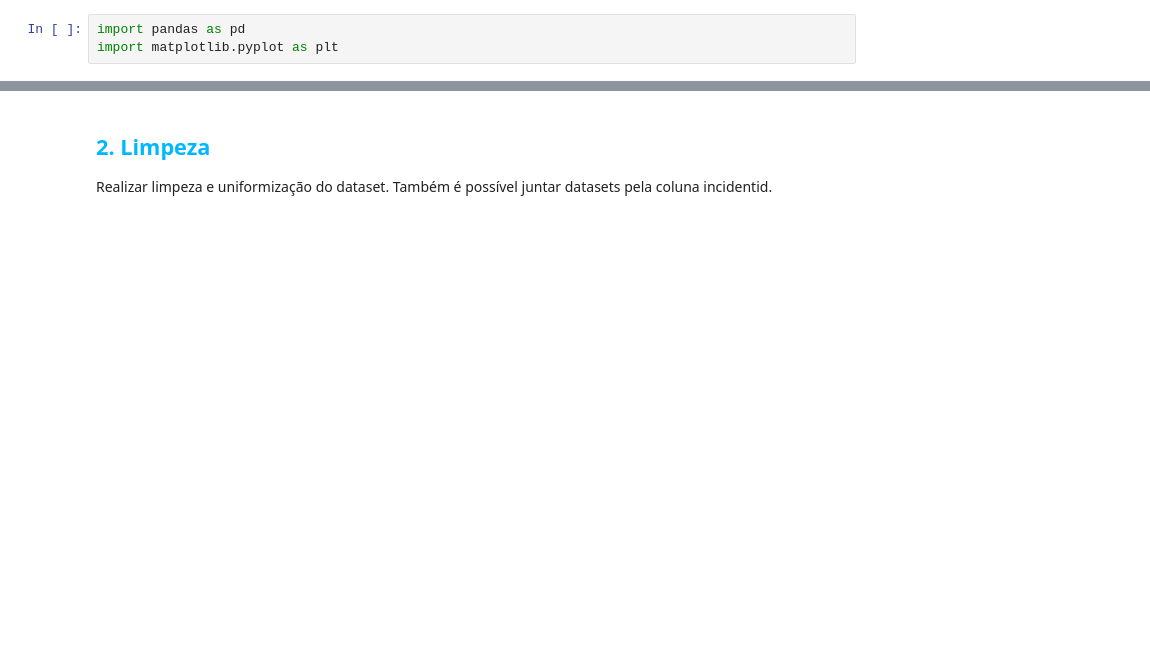
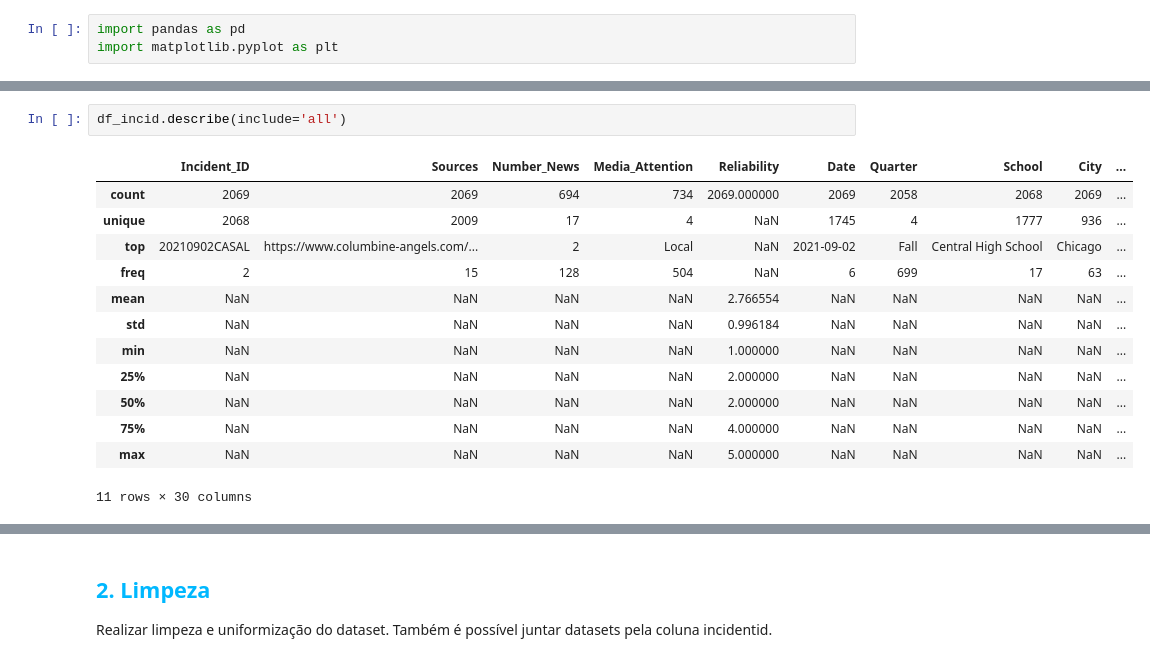
Before and after one commit to theBlueNautilus/gunviolence, a Jupyter notebook: Violência_Escolar.ipynb, the cells around one changed output, grey strips where cells are left out. Cells and saved outputs as stored; diff of their text form; blank space fills up the shorter version.

```diff
--- a/Violência_Escolar.ipynb
+++ b/Violência_Escolar.ipynb
@@ -46,0 +53,16 @@ df_weapn = pd.read_excel("https://github.com/mariliabrito/gunviolence/blob/main/
+# %%
+df_incid.describe(include='all')
+# %% [output]
+|  | Incident_ID | Sources | Number_News | Media_Attention | Reliability | Date | Quarter | School | City | ... |
+| count | 2069 | 2069 | 694 | 734 | 2069.000000 | 2069 | 2058 | 2068 | 2069 | ... |
+| unique | 2068 | 2009 | 17 | 4 | NaN | 1745 | 4 | 1777 | 936 | ... |
+| top | 20210902CASAL | https://www.columbine-angels.com/... | 2 | Local | NaN | 2021-09-02 | Fall | Central High School | Chicago | ... |
+| freq | 2 | 15 | 128 | 504 | NaN | 6 | 699 | 17 | 63 | ... |
+| mean | NaN | NaN | NaN | NaN | 2.766554 | NaN | NaN | NaN | NaN | ... |
+| std | NaN | NaN | NaN | NaN | 0.996184 | NaN | NaN | NaN | NaN | ... |
+| min | NaN | NaN | NaN | NaN | 1.000000 | NaN | NaN | NaN | NaN | ... |
+| 25% | NaN | NaN | NaN | NaN | 2.000000 | NaN | NaN | NaN | NaN | ... |
+| 50% | NaN | NaN | NaN | NaN | 2.000000 | NaN | NaN | NaN | NaN | ... |
+| 75% | NaN | NaN | NaN | NaN | 4.000000 | NaN | NaN | NaN | NaN | ... |
+| max | NaN | NaN | NaN | NaN | 5.000000 | NaN | NaN | NaN | NaN | ... |
+11 rows × 30 columns
```
Also changed, not shown: parts of 37 cells of this notebook.
